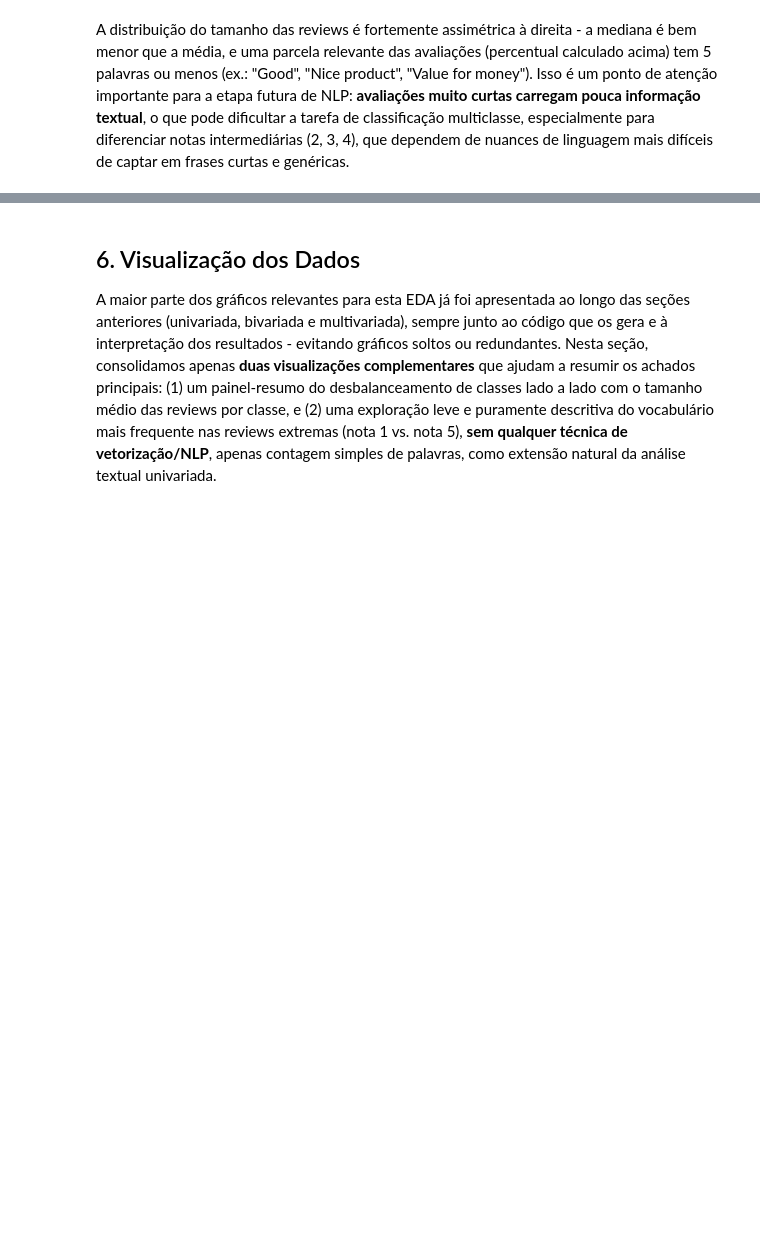
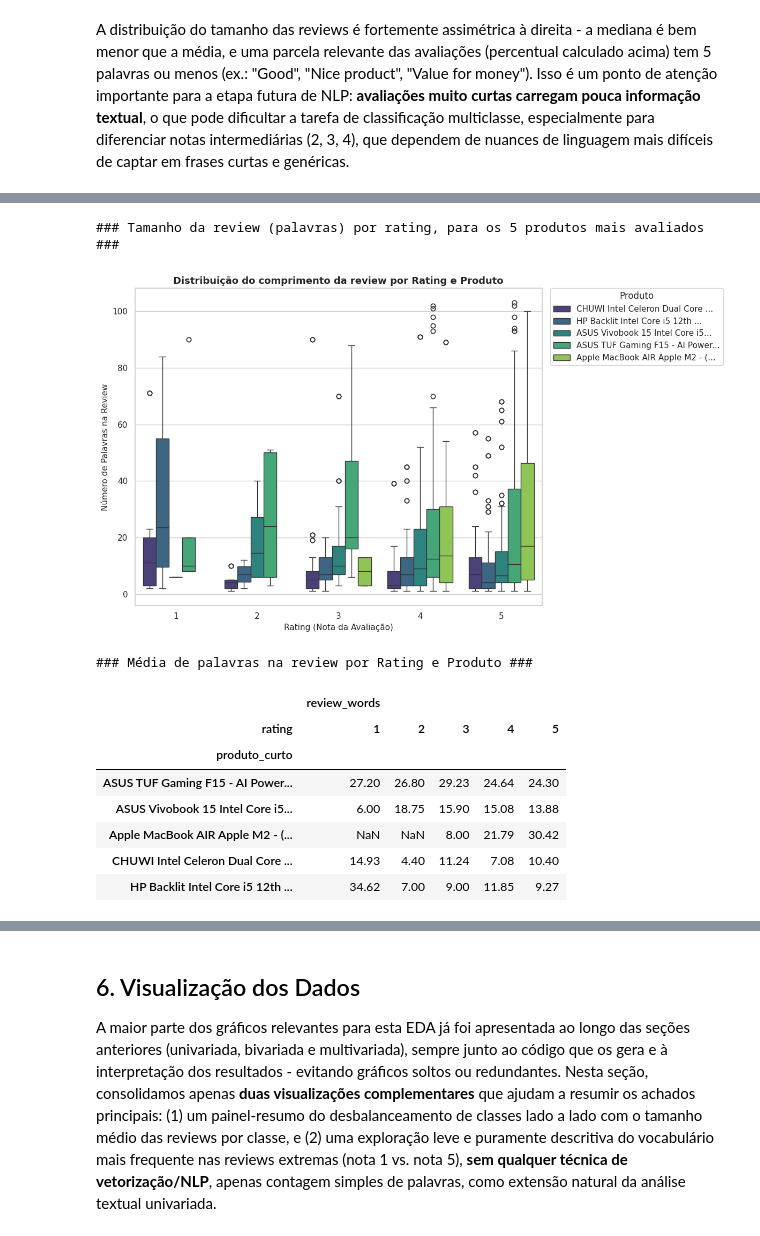
Before and after one commit to Saikonfate/TDE1-IA, a Jupyter notebook: EDA_Análise_de_Revisões_de_Compras.ipynb, the cells around one changed output, grey strips where cells are left out. Saved outputs shown, nothing was run; the diff lists cells and outputs as text; code cells hidden in the pictures; blank space fills up the shorter version.

```diff
--- a/EDA_Análise_de_Revisões_de_Compras.ipynb
+++ b/EDA_Análise_de_Revisões_de_Compras.ipynb
@@ -901,0 +1197,36 @@ curtas e genéricas.
+# %%
+multivar_cols = ["rating", "product_name", "review_words"]
+existing_multivar_cols = check_columns(df, multivar_cols)
+
+if len(existing_multivar_cols) == 3:
+    print("### Tamanho da review (palavras) por rating, para os 5 produtos mais avaliados ###")
+    top5_produtos_nomes = df["product_name"].value_counts().head(5).index
+    subset_multivar = df[df["product_name"].isin(top5_produtos_nomes)].copy()
+    subset_multivar["produto_curto"] = subset_multivar["product_name"].str.slice(0, 30) + "..."
+
+    fig = plt.figure(figsize=(12, 7))
+    sns.boxplot(data=subset_multivar, x="rating", y="review_words", hue="produto_curto", palette="viridis")
+    plt.title("Distribuição do comprimento da review por Rating e Produto")
+    plt.xlabel("Rating (Nota da Avaliação)")
+    plt.ylabel("Número de Palavras na Review")
+    plt.legend(title="Produto", bbox_to_anchor=(1.02, 1), loc="upper left", borderaxespad=0.)
+    plt.tight_layout()
+    plt.show()
+
+    print("\n### Média de palavras na review por Rating e Produto ###")
+    agg_multivar = subset_multivar.groupby(["produto_curto", "rating"])[["review_words"]].mean().unstack()
+    display(agg_multivar.round(2))
+else:
+    print("Não foi possível realizar a análise multivariada: as colunas 'rating', 'product_name' ou 'review_words' não foram encontradas.")
+# %% [output]
+### Tamanho da review (palavras) por rating, para os 5 produtos mais avaliados ###
+[figure, added]
+### Média de palavras na review por Rating e Produto ###
+|  | review_words |  |  |  |  |
+| rating | 1 | 2 | 3 | 4 | 5 |
+| produto_curto |  |  |  |  |  |
+| ASUS TUF Gaming F15 - AI Power... | 27.20 | 26.80 | 29.23 | 24.64 | 24.30 |
+| ASUS Vivobook 15 Intel Core i5... | 6.00 | 18.75 | 15.90 | 15.08 | 13.88 |
+| Apple MacBook AIR Apple M2 - (... | NaN | NaN | 8.00 | 21.79 | 30.42 |
+| CHUWI Intel Celeron Dual Core ... | 14.93 | 4.40 | 11.24 | 7.08 | 10.40 |
+| HP Backlit Intel Core i5 12th ... | 34.62 | 7.00 | 9.00 | 11.85 | 9.27 |
```
Also changed, not shown: parts of 14 cells of this notebook.
